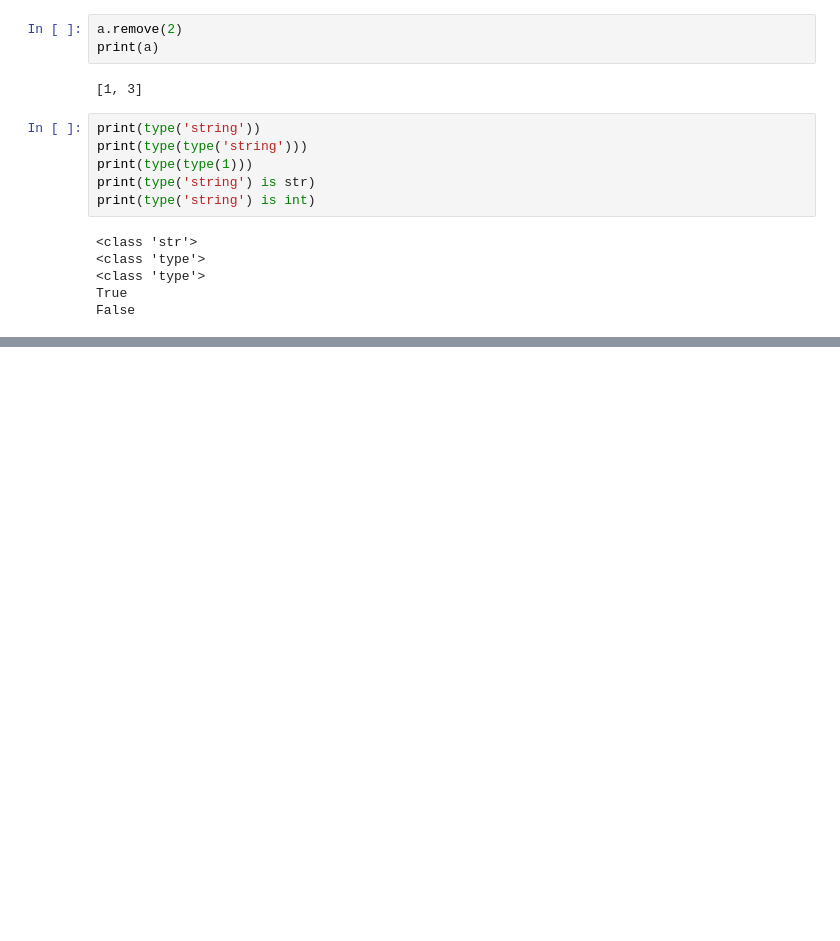
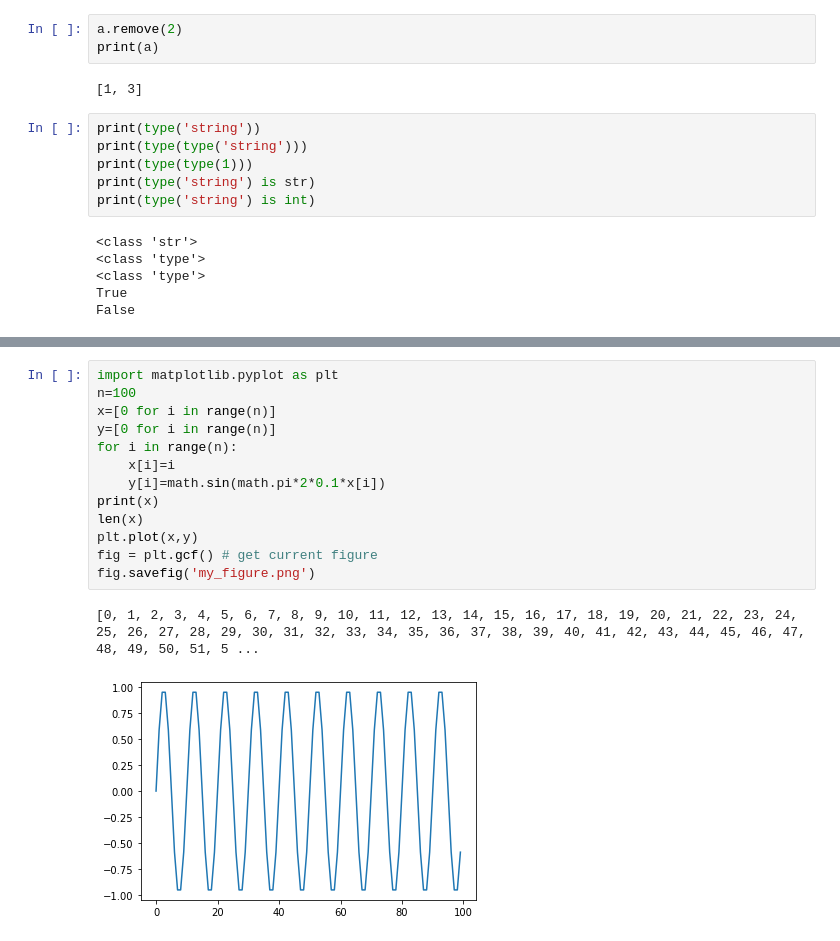
Before and after one commit to liletian/python, a Jupyter notebook: compression/dct_jpeg.ipynb, the cells around one changed output, grey strips where cells are left out. Drawn from its saved outputs; the diff is of its cells as text; blank space fills up the shorter version.

```diff
--- a/compression/dct_jpeg.ipynb
+++ b/compression/dct_jpeg.ipynb
@@ -242,0 +269,16 @@ False
+# %%
+import matplotlib.pyplot as plt
+n=100
+x=[0 for i in range(n)]
+y=[0 for i in range(n)]
+for i in range(n):
+    x[i]=i
+    y[i]=math.sin(math.pi*2*0.1*x[i])
+print(x)
+len(x)
+plt.plot(x,y)
+fig = plt.gcf() # get current figure
+fig.savefig('my_figure.png')
+# %% [output]
+[0, 1, 2, 3, 4, 5, 6, 7, 8, 9, 10, 11, 12, 13, 14, 15, 16, 17, 18, 19, 20, 21, 22, 23, 24, 25, 26, 27, 28, 29, 30, 31, 32, 33, 34, 35, 36, 37, 38, 39, 40, 41, 42, 43, 44, 45, 46, 47, 48, 49, 50, 51, 5 ...
+[figure, added]
```
Also changed, not shown: parts of 6 cells of this notebook.
